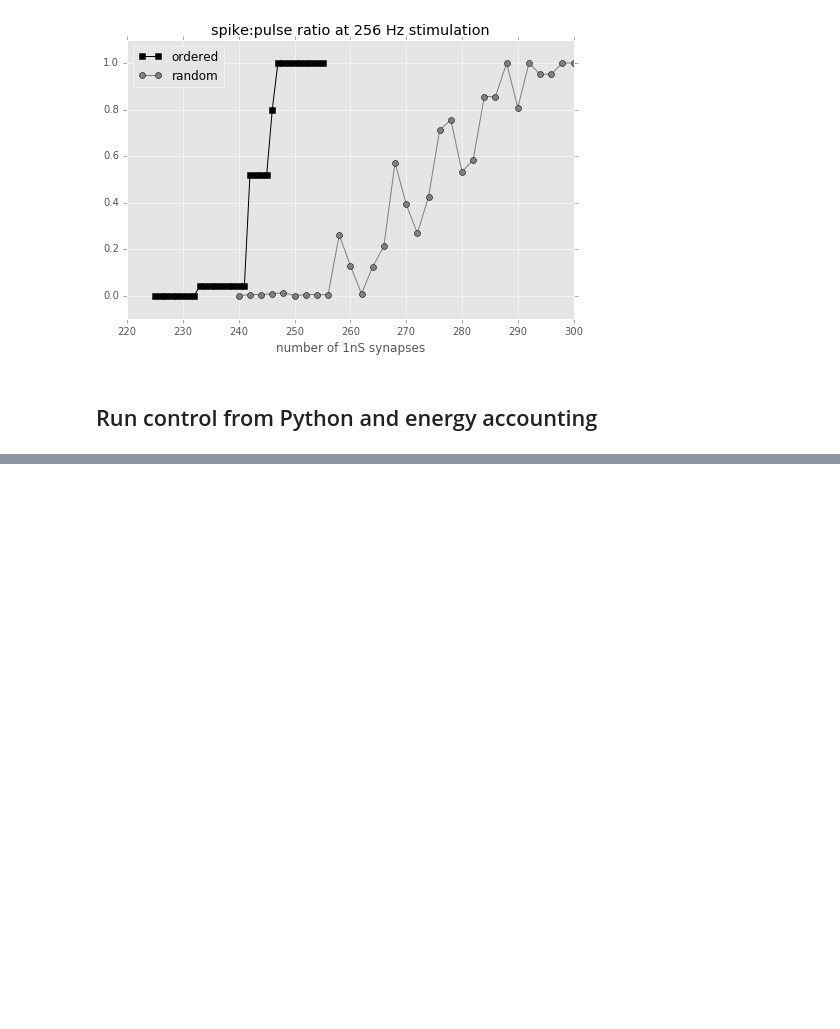
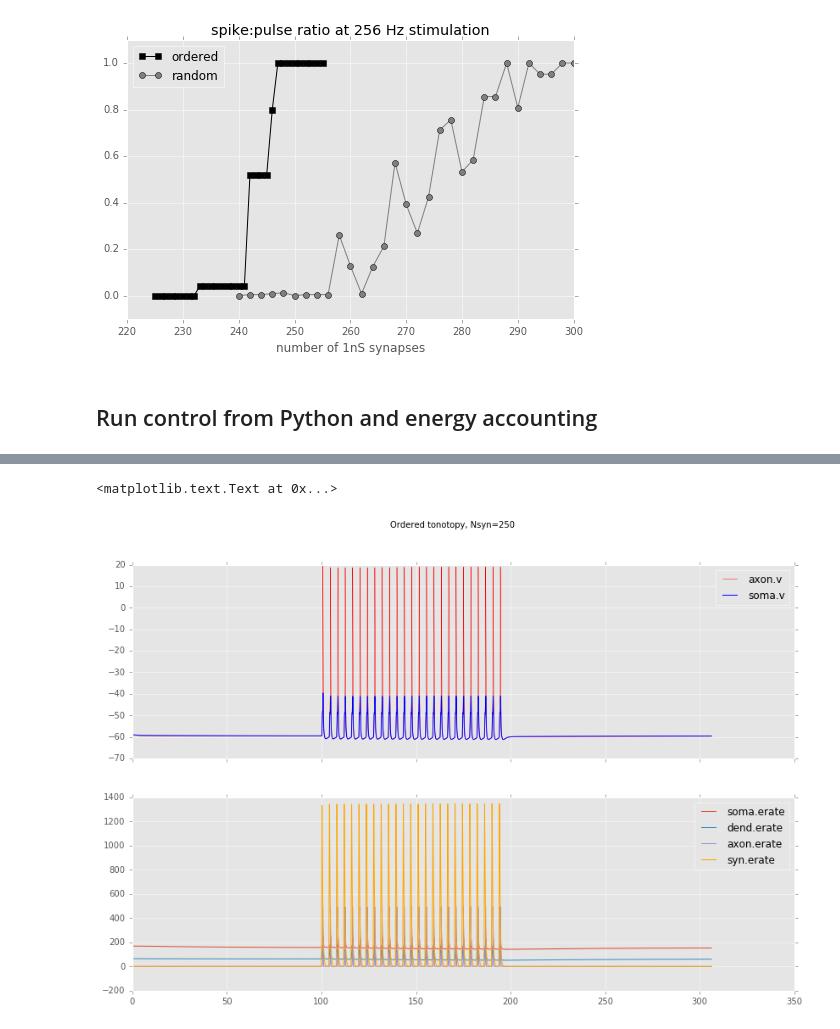
Before and after one commit to abrazhe/OC2, a Jupyter notebook: Spencer-energy.ipynb, the cells around one changed output, grey strips where cells are left out. Saved outputs shown, nothing was run; the diff lists cells and outputs as text; code cells hidden in the pictures; blank space fills up the shorter version.

Commit message:
compare energy demand for ordered and random tonotopy

```diff
--- a/Spencer-energy.ipynb
+++ b/Spencer-energy.ipynb
@@ -1022,0 +1045,6 @@ plot_traj(data)
+# %%
+plot_traj(data[0])
+suptitle('Ordered tonotopy, Nsyn=250')
+# %% [output]
+<matplotlib.text.Text at 0x...>
+[figure, added]
```
Also changed, not shown: parts of 14 cells of this notebook.
